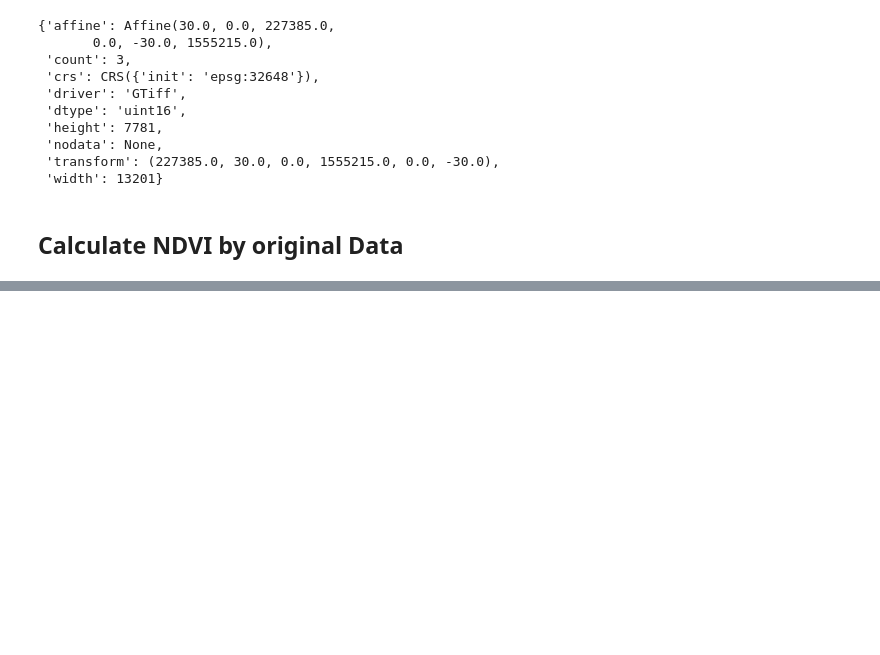
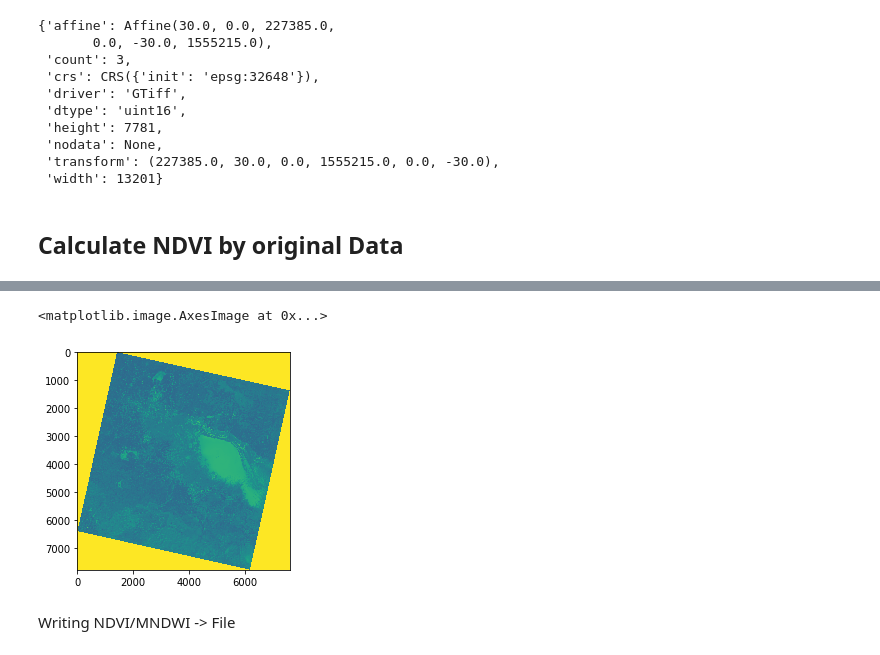
Before and after one commit to Hydroviet/Landsat-Imagery, a Jupyter notebook: CombineDataByMonth.ipynb, the cells around one changed output, grey strips where cells are left out. Saved outputs shown, nothing was run; the diff lists cells and outputs as text; code cells hidden in the pictures; blank space fills up the shorter version.

```diff
--- a/CombineDataByMonth.ipynb
+++ b/CombineDataByMonth.ipynb
@@ -144,3 +147,10 @@ Writing NDVI/MNDWI -> File
+# %%
+pyplot.imshow(NDWI)
+# %% [output]
+<matplotlib.image.AxesImage at 0x...>
+[figure, added]
+# %% [markdown]
+Writing NDVI/MNDWI -> File
 # %%
 kwargs = rasterio.open(listFile[0]).meta
 kwargs.update(
```
Also changed, not shown: parts of 6 cells of this notebook, 1 other file.
